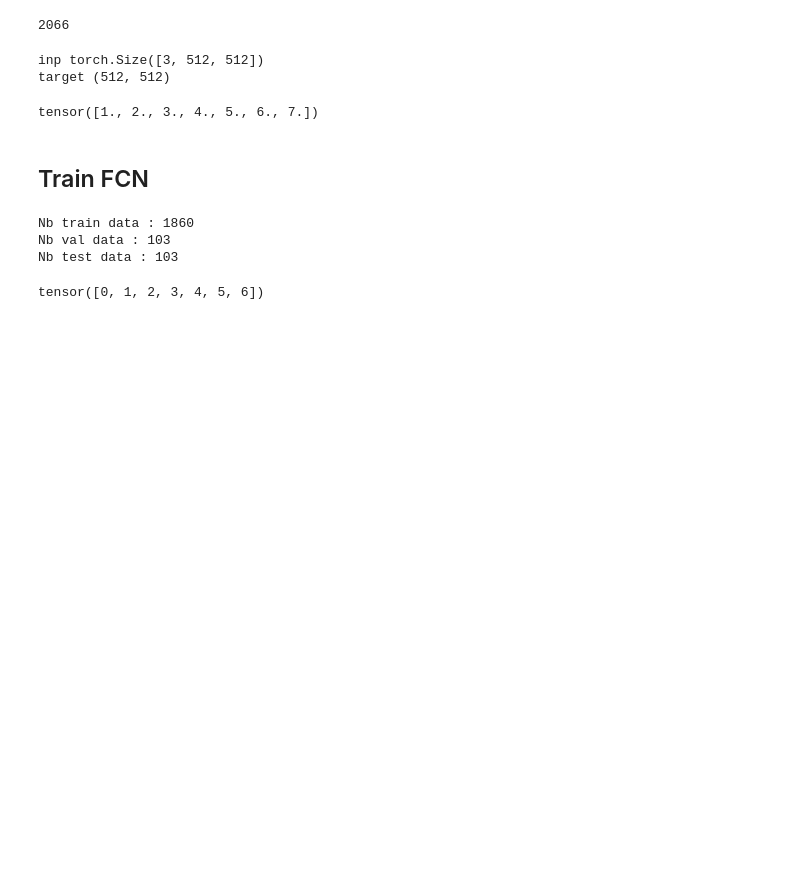
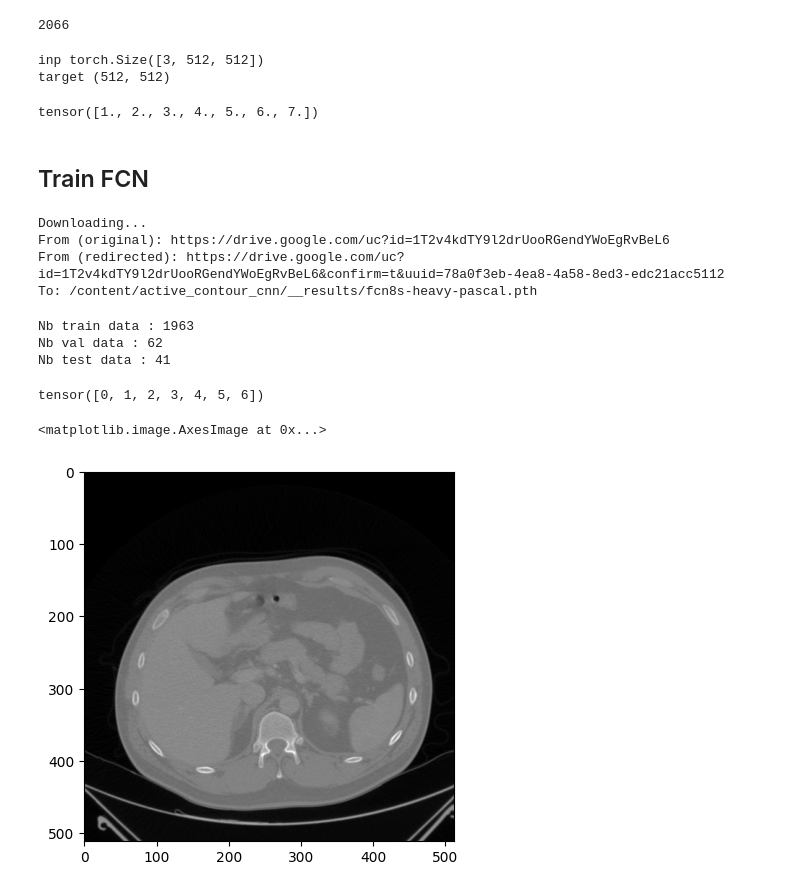
Before and after one commit to InesVATI/active_contour_cnn, a Jupyter notebook: src/experiments.ipynb, the cells around one changed output. Drawn from its saved outputs; the diff is of its cells as text; code cells hidden in the pictures; blank space fills up the shorter version.

```diff
--- a/src/experiments.ipynb
+++ b/src/experiments.ipynb
@@ -222,22 +286,26 @@ torch.unique(target)
 tensor([1., 2., 3., 4., 5., 6., 7.])
 # %% [markdown]
 ## Train FCN
+# %%
+# download model pretrained weights file
+result_folder =f'{root_dir}/__results/'
+!gdown --fuzzy 'https://drive.google.com/file/d/1T2v4kdTY9l2drUooRGendYWoEgRvBeL6/view?usp=sharing' -O $result_folder
+# %% [output]
+Downloading...
+From (original): https://drive.google.com/uc?id=1T2v4kdTY9l2drUooRGendYWoEgRvBeL6
+From (redirected): https://drive.google.com/uc?id=1T2v4kdTY9l2drUooRGendYWoEgRvBeL6&confirm=t&uuid=78a0f3eb-4ea8-4a58-8ed3-edc21acc5112
+To: /content/active_contour_cnn/__results/fcn8s-heavy-pascal.pth
 # %%
 dataset = CHAOSDataset(data_folder)
-train_dataset, val_dataset, test_dataset = random_split(dataset, [0.9, 0.05, .05])
+train_dataset, val_dataset, test_dataset = random_split(dataset, [0.95, 0.03, .02])
 
 print(f'Nb train data : {len(train_dataset)}\n'
       f'Nb val data : {len(val_dataset)}\n'
       f'Nb test data : {len(test_dataset)}\n')
 # %% [output]
-Nb train data : 1860
-Nb val data : 103
-Nb test data : 103
+Nb train data : 1963
+Nb val data : 62
+Nb test data : 41
-# %%
-t, lab = dataset[0]
-lab.unique()
-# %% [output]
-tensor([0, 1, 2, 3, 4, 5, 6])
 # %%
 class EarlyStopping:
     def __init__(self, patience:int=5, min_delta:float = 1e-3):
@@ -263,3 +331,12 @@ class EarlyStopping:
             return True
 
         return False
+# %%
+t[0].unique()
+# %% [output]
+tensor([0, 1, 2, 3, 4, 5, 6])
+# %%
+plt.imshow(x[0].permute(1, 2, 0))
+# %% [output]
+<matplotlib.image.AxesImage at 0x...>
+[figure, added]
```
Also changed, not shown: parts of 39 cells of this notebook, 32 other files.
